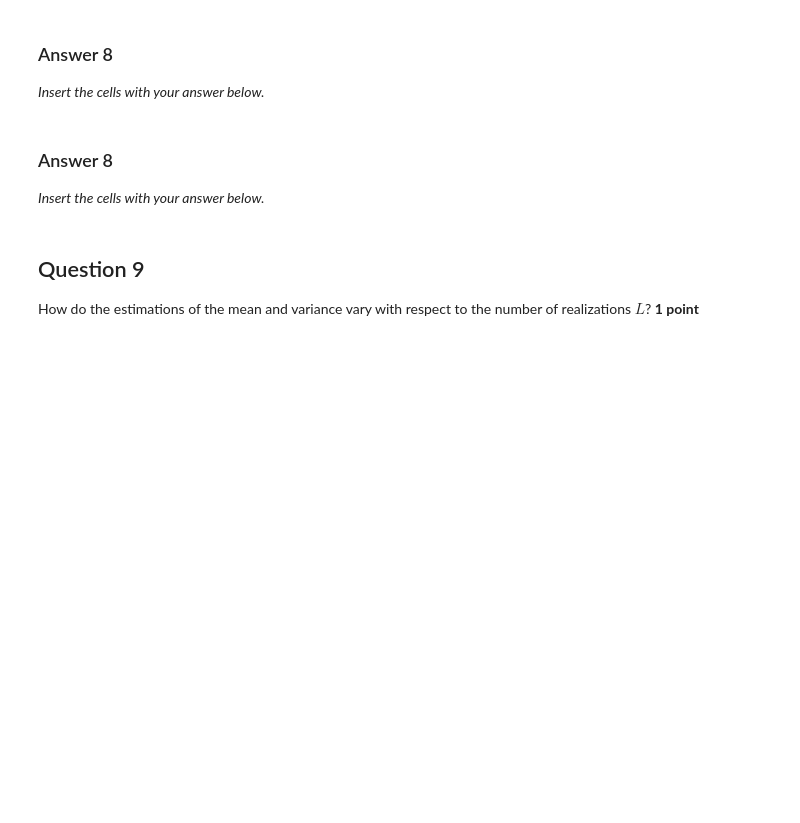
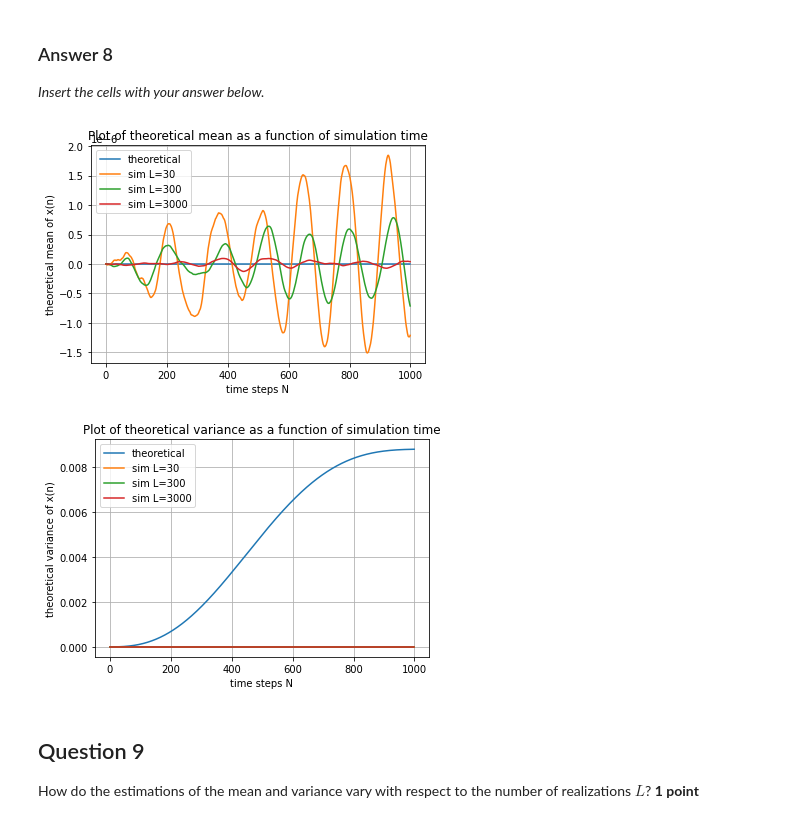
Before and after one commit to dannylooman/SC42150-SSP, a Jupyter notebook: SC42150_PythonAssignment1_Template.ipynb, the cells around one changed output. Cells and saved outputs as stored; diff of their text form; code cells hidden in the pictures; blank space fills up the shorter version.

```diff
--- a/SC42150_PythonAssignment1_Template.ipynb
+++ b/SC42150_PythonAssignment1_Template.ipynb
@@ -297,9 +307,57 @@ provide:
 # %% [markdown]
 ### Answer 8
 _Insert the cells with your answer below._
-# %% [markdown]
-### Answer 8
-_Insert the cells with your answer below._
+# %%
+# calculate the theoretical mean and variance
+theo_mean = np.zeros(N)
+theo_var = np.zeros(N)
+omega_dash = math.sqrt(omega**2 - gamma**2/4)
+
+# Remember that t = N*delta_t
+t_start = 0
+t_end = N*delta_t
+t = np.arange(t_start, t_end, delta_t)
+
+for k in range(N):
+    theo_mean[k] = math.exp(-gamma*t[k]/2)*(t_start*math.cos(omega_dash*t[k]) + gamma*t_start*math.sin(omega_dash*t[k])/(2*omega_dash))
+    theo_var[k] = beta**2/(2*gamma*omega**2) + math.exp(-gamma*t[k])*\
+                  (beta**2/(8*gamma*omega_dash**2*omega**2))*\
+                  (-4*omega**2+gamma**2*math.cos(omega_dash*t[k]) - 2*gamma*omega_dash*math.sin(2*omega_dash*t[k]))
+
+
+# simulate for L=30
+exp_30, var_30 = get_var_and_expectation(simulate_process(N, 30, 0, 0))
+exp_300, var_300 = get_var_and_expectation(simulate_process(N, 300, 0, 0))
+exp_3000, var_3000 = get_var_and_expectation(simulate_process(N, 3000, 0, 0))
+
+# plot mean
+fig = plt.figure(5)
+ax = plt.subplot()
+ax.plot(N_vector, theo_mean)
+ax.plot(N_vector, exp_30)
+ax.plot(N_vector, exp_300)
+ax.plot(N_vector, exp_3000)
+ax.set(xlabel='time steps N', ylabel='theoretical mean of x(n)',
+       title='Plot of theoretical mean as a function of simulation time')
+ax.grid()
+ax.legend(("theoretical","sim L=30","sim L=300","sim L=3000"))
+plt.show()
+
+# plot var
+fig = plt.figure(5)
+ax = plt.subplot()
+ax.plot(N_vector, theo_var)
+ax.plot(N_vector, var_30)
+ax.plot(N_vector, var_300)
+ax.plot(N_vector, var_3000)
+ax.set(xlabel='time steps N', ylabel='theoretical variance of x(n)',
+       title='Plot of theoretical variance as a function of simulation time')
+ax.grid()
+ax.legend(("theoretical","sim L=30","sim L=300","sim L=3000"))
+plt.show()
+# %% [output]
+[figure, added]
+[figure, added]
 # %% [markdown]
 ## Question  9
 How do the estimations of the mean and variance vary with respect to the number of realizations $L$? **1 point**
```
Also changed, not shown: parts of 3 cells of this notebook.
